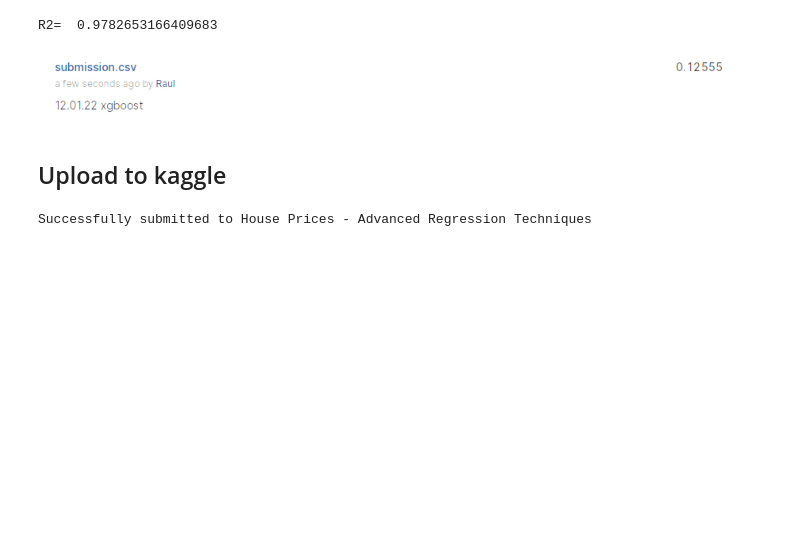
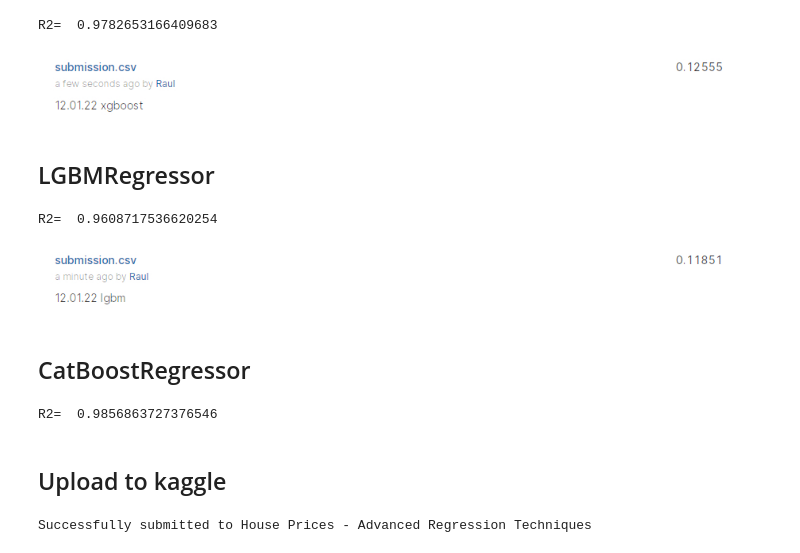
Before and after one commit to raulgad/House_Prices, a Jupyter notebook: House Prices.ipynb, the cells around one changed output. Cells and saved outputs as stored; diff of their text form; code cells hidden in the pictures; blank space fills up the shorter version.

Commit message:
Try LGBM

```diff
--- a/House Prices.ipynb
+++ b/House Prices.ipynb
@@ -280,6 +280,34 @@ Image("static/xgboost.jpg")
 # %% [output]
 R2=  0.9782653166409683
 [figure]
+# %% [markdown]
+## LGBMRegressor
+# %%
+lgbm = LGBMRegressor(objective='regression',num_leaves=4, learning_rate=0.01,
+                         n_estimators=5000,max_bin=200, bagging_fraction=0.75,
+                         bagging_freq=5, bagging_seed=7,feature_fraction=0.2,
+                         feature_fraction_seed=7, verbose=-1)
+lgbm.fit(X,Y)
+print('R2= ',r2_score(Y,lgbm.predict(X)))
+lgbm_result = np.exp(lgbm.predict(X_test))
+Image("static/lgbm.jpg")
+# %% [output]
+R2=  0.9608717536620254
+[figure, added]
+# %% [markdown]
+## CatBoostRegressor
+# %%
+cat = CatBoostRegressor(iterations = 10000, learning_rate = .08, eval_metric = 'RMSE',
+                        random_seed = 42, logging_level=  'Silent', loss_function = 'RMSE',
+                        od_type = 'Iter', od_wait = 1000, one_hot_max_size = 20,
+                        l2_leaf_reg = 100, depth = 3, rsm = .6,
+                        random_strength = 2, bagging_temperature = 10)
+cat.fit(X,Y)
+print('R2= ',r2_score(Y,cat.predict(X)))
+cat_result = np.exp(cat.predict(X_test))
+Image("static/cat.jpg")
+# %% [output]
+R2=  0.9856863727376546
 # %% [markdown]
 ## Upload to kaggle
 # %%
```
Also changed, not shown: parts of 1 cell of this notebook, 7 other files.
